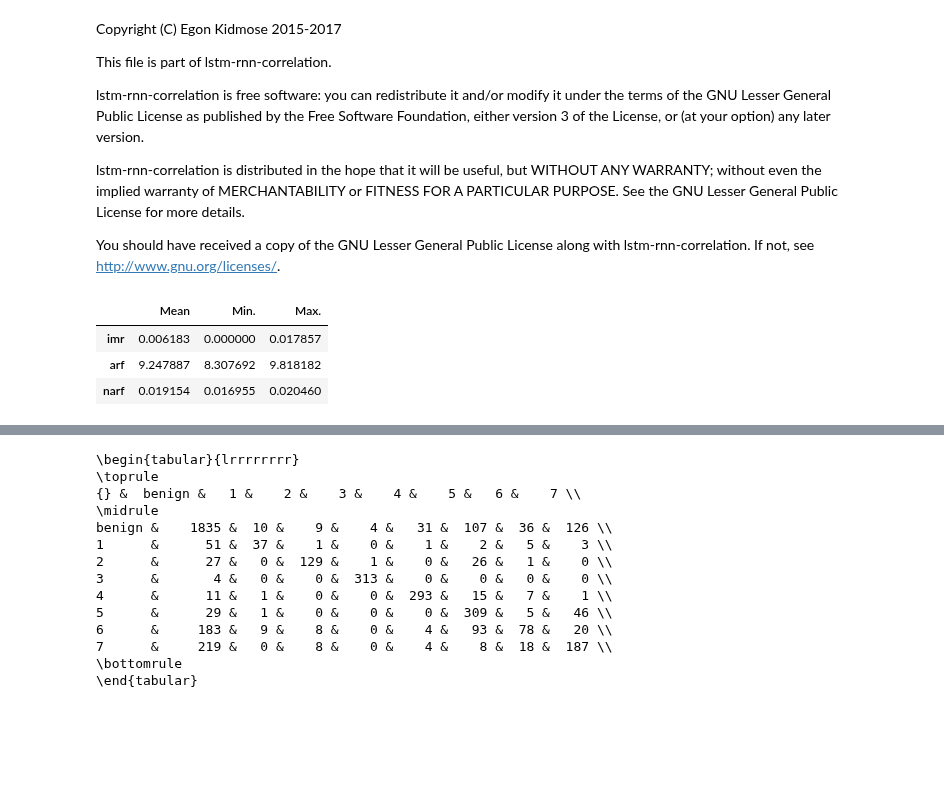
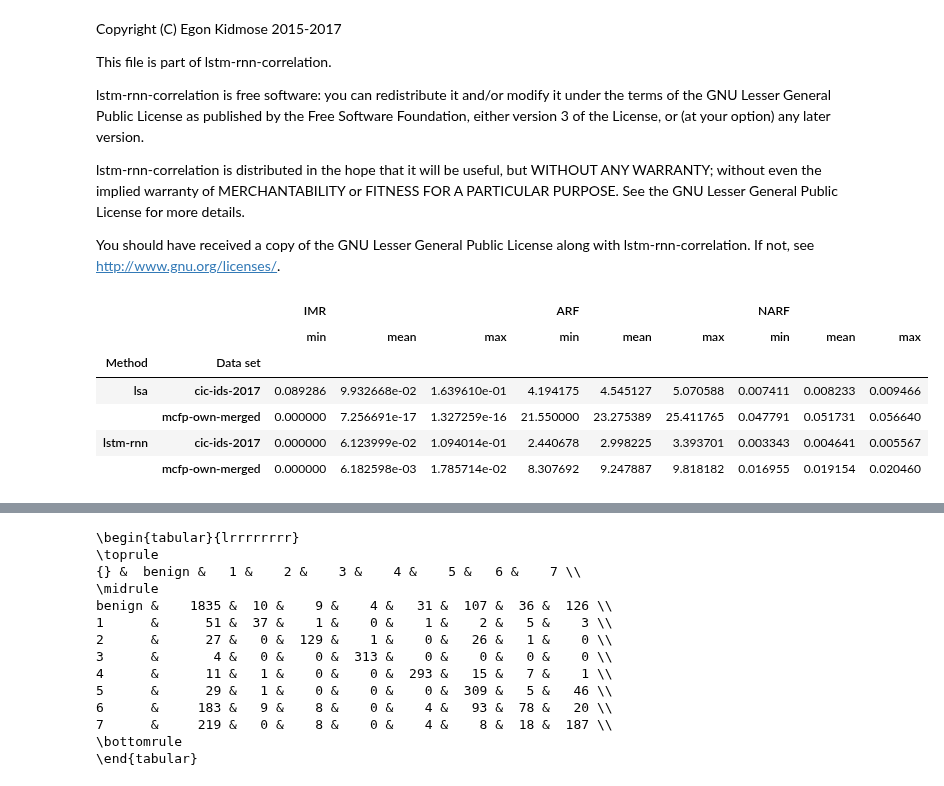
Before and after one commit to kidmose/lstm-rnn-correlation, a Jupyter notebook: results.ipynb, the cells around one changed output, grey strips where cells are left out. Drawn from its saved outputs; the diff is of its cells as text; code cells hidden in the pictures; blank space fills up the shorter version.

```diff
--- a/results.ipynb
+++ b/results.ipynb
@@ -57,15 +25,0 @@ def aggregate(df):
-# %%
-# Domain specific metrics
-df_domain = pd.concat([
-        pd.Series([m['imr']['validation'][ps] for m in ms], name='imr'),
-        pd.Series([m['arf']['validation'][ps] for m in ms], name='arf'),
-        pd.Series([m['narf']['validation'][ps] for m in ms], name='narf'),
-    ], axis=1,
-)
-df_domain_agg = aggregate(df_domain)
-df_domain_agg
-# %% [output]
-|  | Mean | Min. | Max. |
-| imr | 0.006183 | 0.000000 | 0.017857 |
-| arf | 9.247887 | 8.307692 | 9.818182 |
-| narf | 0.019154 | 0.016955 | 0.020460 |
@@ -71,0 +89,43 @@ df_domain_agg
+# %%
+# parameters for clustering
+# Chosen based on IMR and ARF, seeking to optimize both
+ps = {
+    ('lsa', 'cic-ids-2017'): (6,0), # eps=0.1, minPts=1
+    ('lsa', 'mcfp-own-merged'): (6,3), # eps=0.1, mintPts=30
+    ('lstm-rnn', 'mcfp-own-merged'): (5,2), # eps=0.03, minPts=10
+    ('lstm-rnn', 'cic-ids-2017'): (4,0), # eps=0.01, minPts=1
+}
+# %%
+def h5read_array(filename, path):
+    with h5py.File(filename) as f:
+        return f[path][:]
+
+def read_metric(metric, method, dataset, cut='validation'):
+    return np.array([
+        h5read_array(fn, '/{}/{}/'.format(metric, cut))[ps[method, dataset]]
+        for fn in m_files[method, dataset]
+    ])
+# %%
+# Domain specific metrics
+df_domain = None
+for (method, dataset) in m_files:
+    df = pd.concat([
+            pd.Series(read_metric('imr', method, dataset), name='IMR'),
+            pd.Series(read_metric('arf', method, dataset), name='ARF'),
+            pd.Series(read_metric('narf', method, dataset), name='NARF'),
+        ], axis=1,
+    )
+    df['Method'] = method
+    df['Data set'] = dataset
+
+    df_domain = pd.concat([df_domain, df])
+
+df_domain.groupby(['Method', 'Data set']).agg(['min', 'mean', 'max', ])
+# %% [output]
+|  |  | IMR |  |  | ARF |  |  | NARF |  |  |
+|  |  | min | mean | max | min | mean | max | min | mean | max |
+| Method | Data set |  |  |  |  |  |  |  |  |  |
+| lsa | cic-ids-2017 | 0.089286 | 9.932668e-02 | 1.639610e-01 | 4.194175 | 4.545127 | 5.070588 | 0.007411 | 0.008233 | 0.009466 |
+|  | mcfp-own-merged | 0.000000 | 7.256691e-17 | 1.327259e-16 | 21.550000 | 23.275389 | 25.411765 | 0.047791 | 0.051731 | 0.056640 |
+| lstm-rnn | cic-ids-2017 | 0.000000 | 6.123999e-02 | 1.094014e-01 | 2.440678 | 2.998225 | 3.393701 | 0.003343 | 0.004641 | 0.005567 |
+|  | mcfp-own-merged | 0.000000 | 6.182598e-03 | 1.785714e-02 | 8.307692 | 9.247887 | 9.818182 | 0.016955 | 0.019154 | 0.020460 |
```
Also changed, not shown: parts of 13 cells of this notebook.
